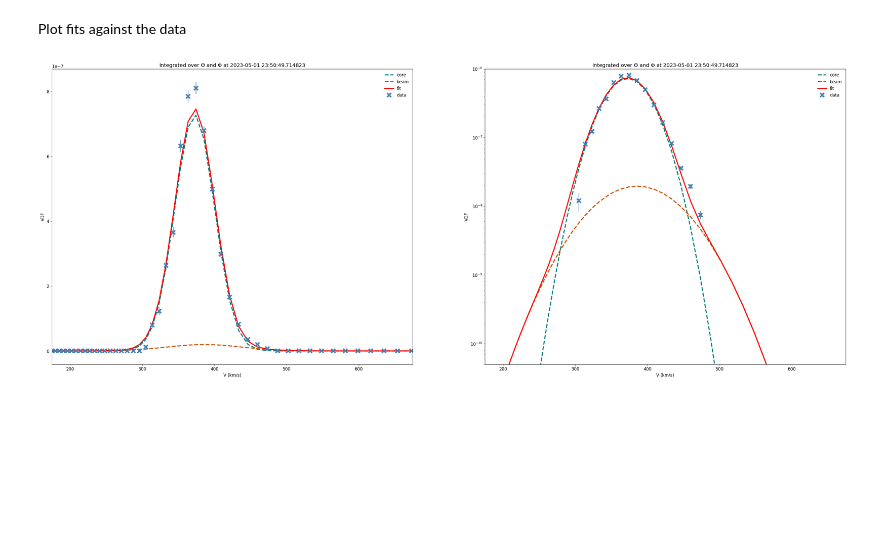
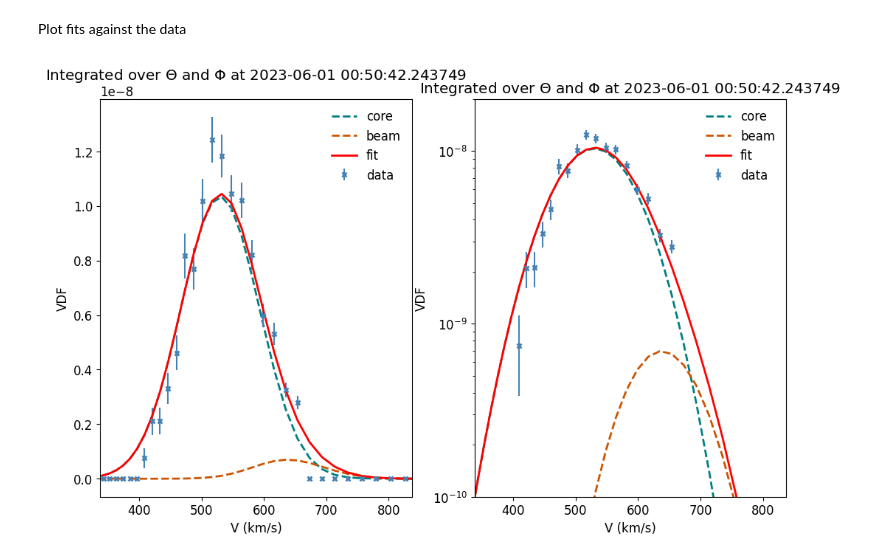
Before and after one commit to Cioannou101/PMLE_SWA-PAS_fitting, a Jupyter notebook: fit_data_notebook.ipynb, the cells around one changed output. Drawn from its saved outputs; the diff is of its cells as text; code cells hidden in the pictures; blank space fills up the shorter version.

Commit message:
Adjusted notebook to perform serial fitting

```diff
--- a/fit_data_notebook.ipynb
+++ b/fit_data_notebook.ipynb
@@ -33,8 +33,8 @@ Load the data to be fitted. Ensure the files are saved in the appropriate format
 # %%
 "Load the data"
 # Define the start and end dates as [year, month, day, hour, minute, second]
-start_date = [2023, 5, 1, 0, 0, 0]
-end_date = [2023, 5, 1, 23, 59, 59]
+start_date = [2023, 6, 1, 0, 0, 0]
+end_date = [2023, 6, 1, 0, 59, 59]
 day_span = (end_date[2] - start_date[2]) + 1  # Number of days in the range
 date1_str = f"{start_date[0]}", f"{start_date[1]:02d}", f"{start_date[2]:02d}", start_date[3], start_date[4], start_date[5]
 
@@ -207,23 +205,23 @@ B_fit_all = np.linalg.norm(B_3d, axis=1)
 Plot fits against the data
 # %%
 "Plot the fits"
+mpl.rcParams['figure.figsize'] = [12, 7]
 # Target time for plot
-target_time = datetime.datetime(2023, 5, 1, 23, 50, 44)
+target_time = datetime.datetime(2023, 6, 1, 0, 50, 44)
 target_index = np.argmin(np.abs(np.array([(t - target_time).total_seconds() for t in t_vdf])))
 
-
 target_index2 = np.argmin(np.abs(np.array([(t - target_time).total_seconds() for t in t_vdf_og])))
-lims = [5e-11, 1e-6]  # Adjust limits as needed
+lims = [1e-10, 2e-8]  # Adjust limits as needed
 plot_3D = False  # Set to True if you want to plot in 3D
 save = False  # Set to True if you want to save the plots
 parameters = ([nc_all[target_index] *1e6], [vc_all[target_index]*1e3], [vth_par_c_all[target_index]], [vth_perp_c_all[target_index]], [nb_all[target_index]*1e6], [vb_all[target_index]*1e3], [vth_par_b_all[target_index]], [vth_perp_b_all[target_index]])
 # parameters = ([nc_all[target_index] *1e6], [vc_all[target_index]*1e3], [vth_par_c_all[target_index]], [vth_perp_c_all[target_index]])
 
 folder = 'empty'
 
 vdf_int, errors_int, vx_bft, vy_bft, vz_bft, t_vdf_int = [vdf_in[target_index2]], [errors_in[target_index2]], [vx_bf[target_index2]], [vy_bf[target_index2]], [vz_bf[target_index2]], [t_vdf[target_index2]]
 core_only = False
 
 plot_fits([0], parameters, vdf_int, errors_int, vx_bft, vy_bft, vz_bft, date1_str, t_vdf_int, theta, phi, energy, folder, lims = lims, plot_3D = plot_3D, save = save, core_only=core_only)
 # %% [output]
-[figure, old version]
+[figure, new version]
```
Also changed, not shown: parts of 5 cells of this notebook, 2 other files.
